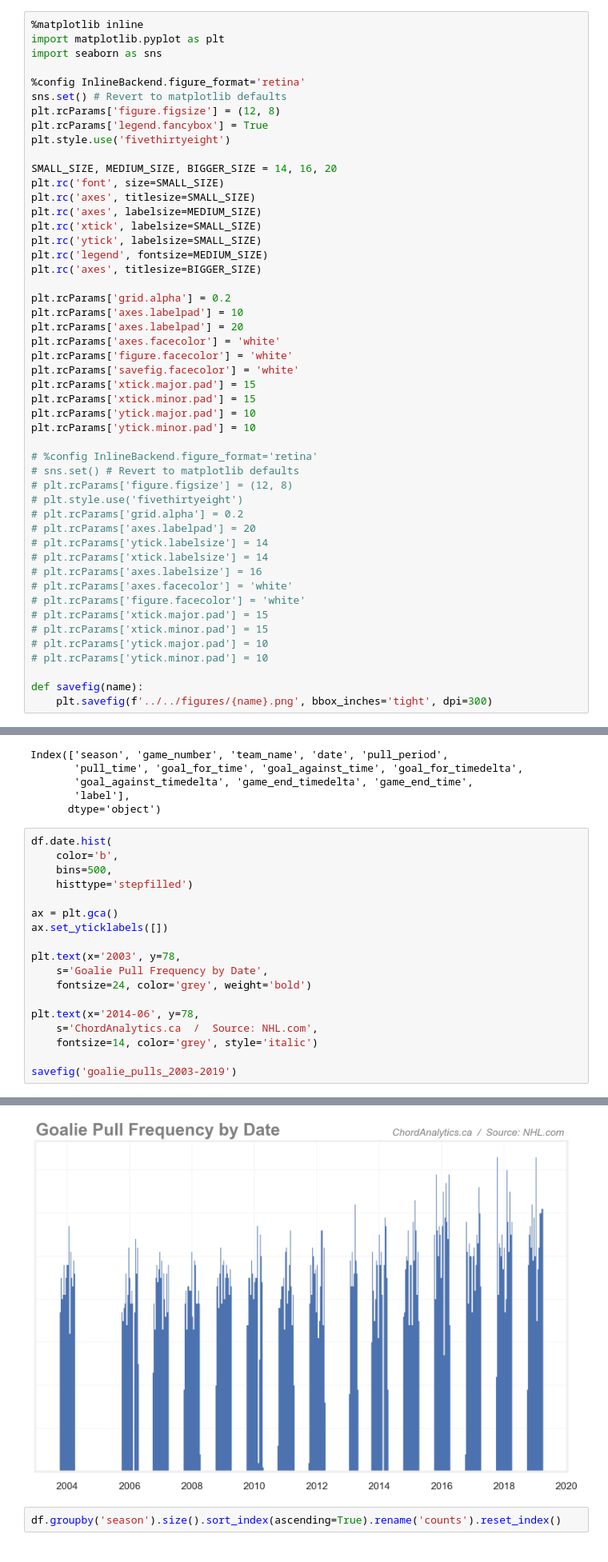
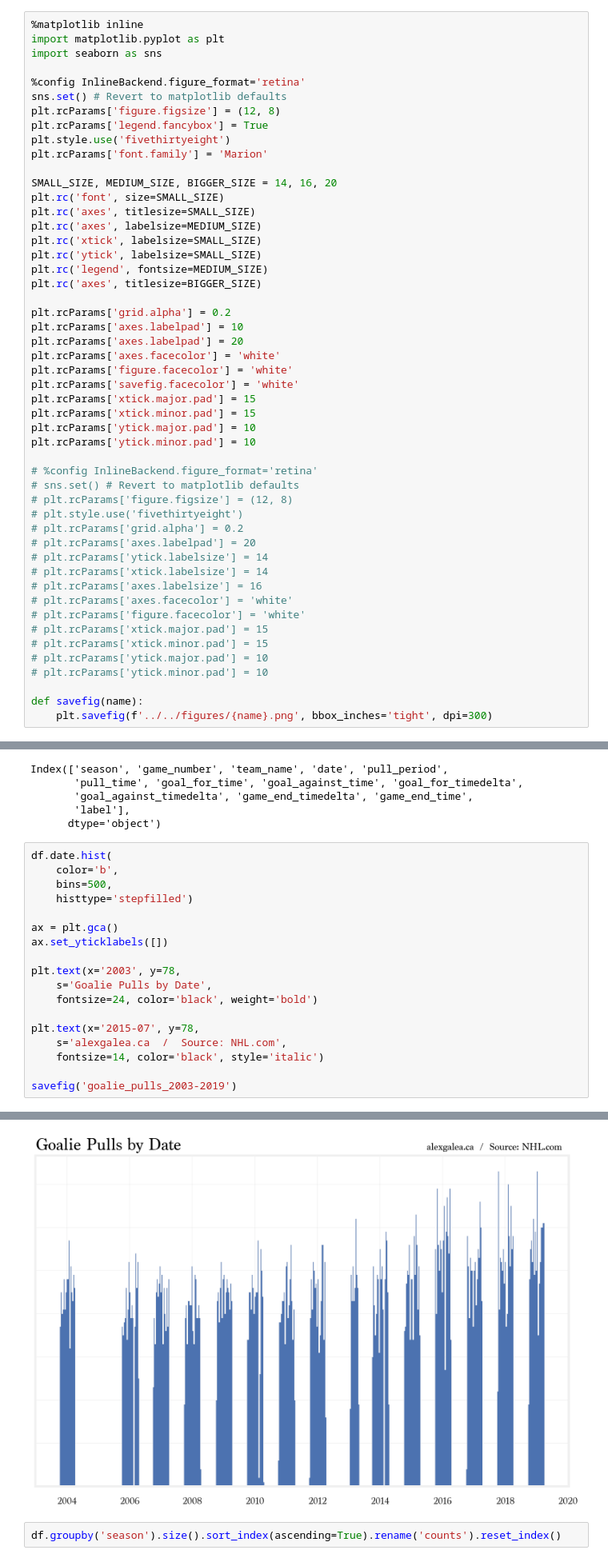
Before and after one commit to zazencodes/nhl-goalie-pull-optimization, a Jupyter notebook: notebooks/src/3_exploratory_analysis_2003-2019.ipynb, the cells around one changed output, grey strips where cells are left out. Shown at 80% size. Drawn from its saved outputs; the diff is of its cells as text.

```diff
--- a/notebooks/src/3_exploratory_analysis_2003-2019.ipynb
+++ b/notebooks/src/3_exploratory_analysis_2003-2019.ipynb
@@ -37,6 +49,7 @@ sns.set() # Revert to matplotlib defaults
 plt.rcParams['figure.figsize'] = (12, 8)
 plt.rcParams['legend.fancybox'] = True
 plt.style.use('fivethirtyeight')
+plt.rcParams['font.family'] = 'Marion'
 
 SMALL_SIZE, MEDIUM_SIZE, BIGGER_SIZE = 14, 16, 20
 plt.rc('font', size=SMALL_SIZE)
@@ -251,12 +264,12 @@ ax = plt.gca()
 ax.set_yticklabels([])
 
 plt.text(x='2003', y=78,
-    s='Goalie Pull Frequency by Date',
-    fontsize=24, color='grey', weight='bold')
+    s='Goalie Pulls by Date',
+    fontsize=24, color='black', weight='bold')
 
-plt.text(x='2014-06', y=78,
-    s='ChordAnalytics.ca  /  Source: NHL.com',
-    fontsize=14, color='grey', style='italic')
+plt.text(x='2015-07', y=78,
+    s='alexgalea.ca  /  Source: NHL.com',
+    fontsize=14, color='black', style='italic')
 
 savefig('goalie_pulls_2003-2019')
 # %% [output]
@@ -263,4 +280,4 @@ savefig('goalie_pulls_2003-2019')
-[figure, old version]
+[figure, new version]
 # %%
 df.groupby('season').size().sort_index(ascending=True).rename('counts').reset_index()
 # %% [output]
```
Also changed, not shown: parts of 15 cells of this notebook, 25 other files.
